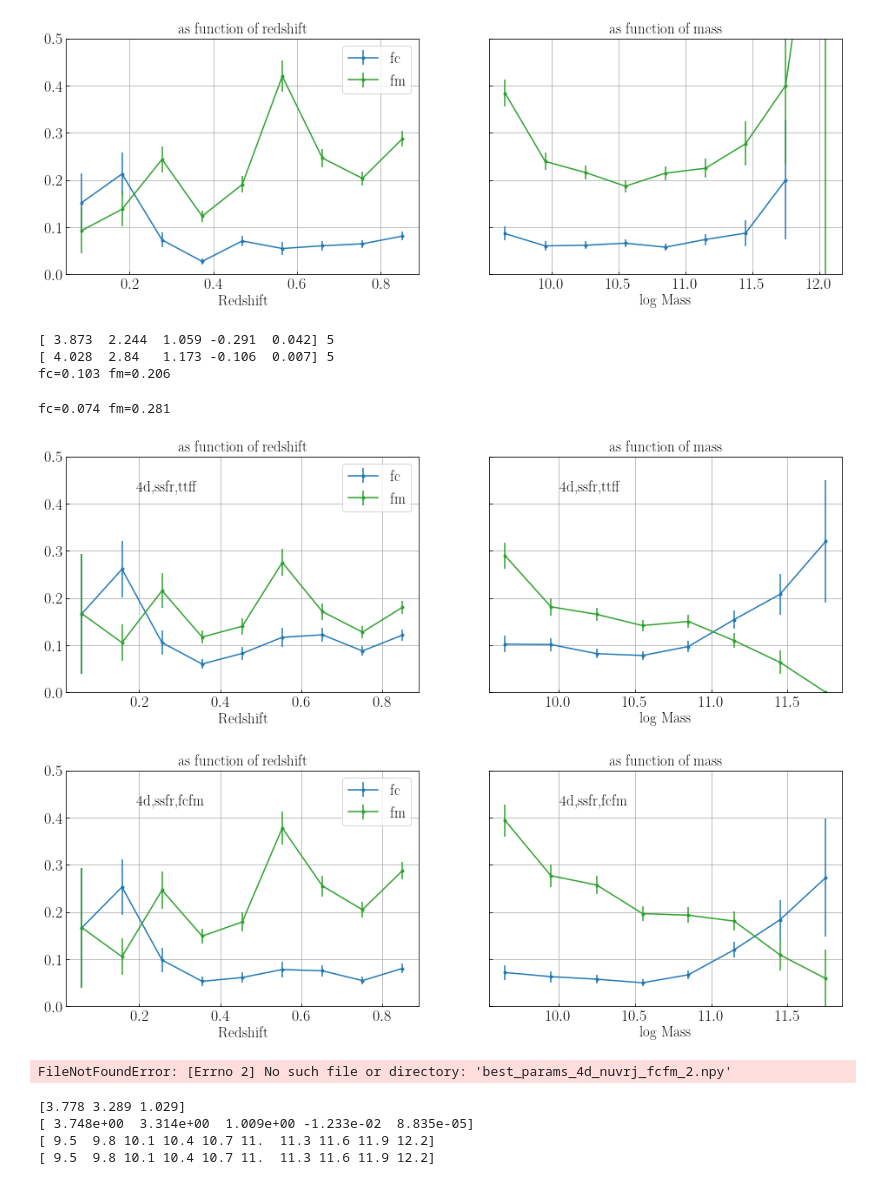
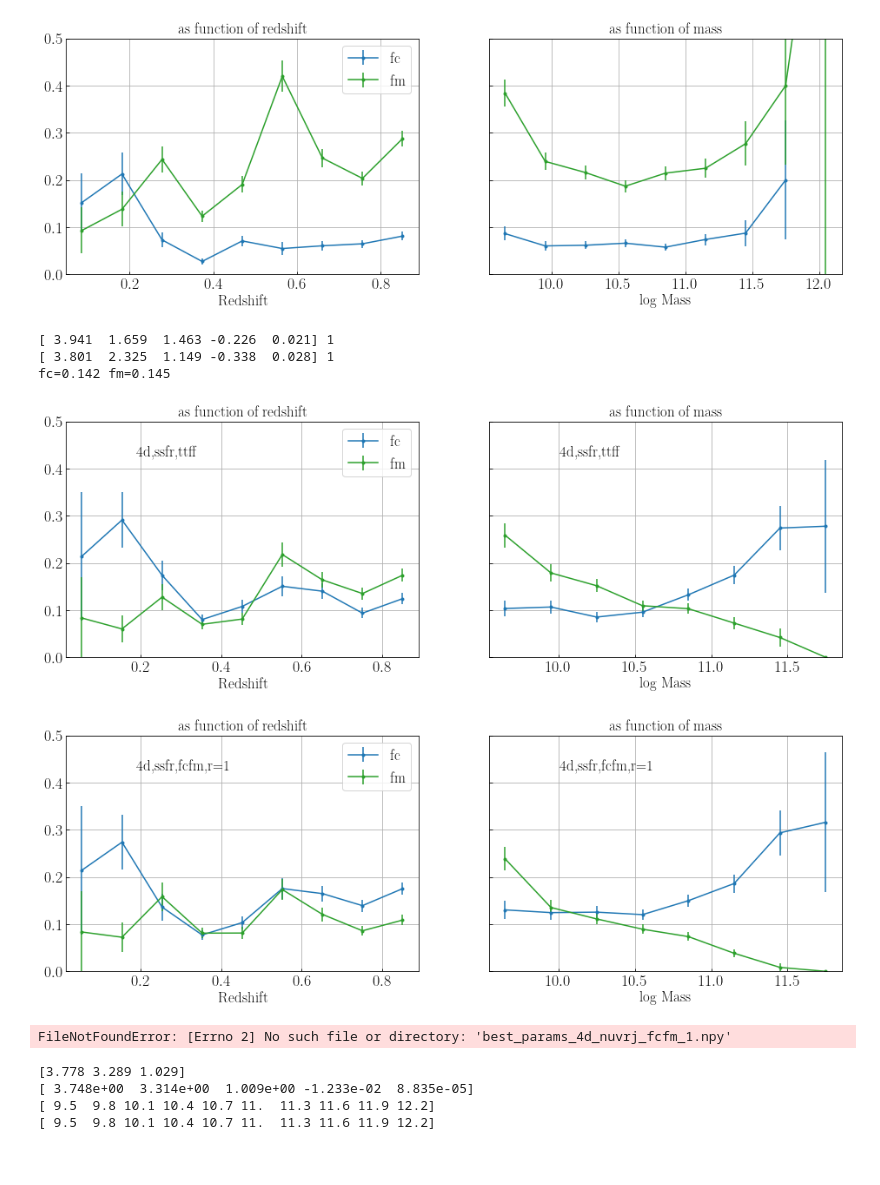
Before and after one commit to LejayChen/massive_gals, a Jupyter notebook: lephare_nuvrk_new.ipynb, the cells around one changed output. Cells and saved outputs as stored; diff of their text form; code cells hidden in the pictures.

```diff
--- a/lephare_nuvrk_new.ipynb
+++ b/lephare_nuvrk_new.ipynb
@@ -1403,7 +1403,7 @@ fc=0.063 fm=0.26
 # %%
 # match my catalog with C20
 
-cat_mycosmos_name = '/Users/lejay/research/lephare_dev/my_code/graham_output_cats_apermag/pcat_COSMOS_deep_cat_out_nomaglimit_nonir_il_nz_prior_formass_sfq_added.fits'
+cat_mycosmos_name = '/Users/lejay/research/lephare_dev/my_code/graham_output_cats_new/pcat_COSMOS_deep_cat_out_nomaglimit_nonir_il_nz_prior_formass_sfq_added.fits'
 cat_c20_name = '/Users/lejay/COSMOS2020/COSMOS2020_CLASSIC_FARMER_combine_v2.2.fits'
 combined_cat_name = cat_mycosmos_name.replace('_sfq_added.fits','_c20added.fits')
 print(combined_cat_name)
@@ -1439,8 +1442,9 @@ print(cat_mycosmos_name.replace('_sfq_added.fits','_c20added.fits'))
 cat = Table.read(cat_mycosmos_name.replace('_sfq_added.fits','_c20added.fits'))
 cat = cat[(cat['lp_zPDF_farmer']>0) & (cat['lp_zPDF_farmer']<3)]
 
-cat = cat[cat['MASS_MED_massrun']>9.0]
-cat = cat[cat['MASS_MED_massrun']<11.8]
+mkeyname = 'MASS_MED'
+cat = cat[cat[mkeyname]>9.0]
+cat = cat[cat[mkeyname]<11.8]
 print(len(cat))
 
 flag_photoz = cat['flag_photoz']>0
@@ -1452,13 +1456,13 @@ flag_irac = cat['flag_irac']
 flag_nir = cat['flag_nir']
 cond_filters = (flag_optical>4) #& (flag_irac>=1)
 cat = cat[cond_filters]
-
+cat = cat[cat['cmodel_fail_flag']==0]
 # cut in redshift
 cat_z = cat[(cat['Z_COMBINE']>0.0) & (cat['Z_COMBINE']<0.9)]
 print(len(cat_z))
 
 # remove fake massives
-flag_fakemassive = (((cat_z['Z_COMBINE']<0.5) & (cat_z['MASS_MED_massrun']>10.0)) | ((cat_z['Z_COMBINE']<0.9) & (cat_z['MASS_MED_massrun']>10.5))) & (cat_z['flag_irac'] <2)
+flag_fakemassive = (((cat_z['Z_COMBINE']<0.5) & (cat_z[mkeyname]>10.0)) | ((cat_z['Z_COMBINE']<0.9) & (cat_z[mkeyname]>10.5))) & (cat_z['flag_irac'] <2)
 cat_z = cat_z[flag_fakemassive==False] # remove them
 print(len(cat_z))
 # %% [output]
@@ -1469,10 +1473,10 @@ print(len(cat_z))
 # %%
 # input data
-cat_z = cat_z['MAG_ABS_NUV','MAG_ABS_r','MAG_ABS_Ks','Z_COMBINE','MASS_MED_massrun','CLASS_farmer','lp_zPDF_farmer','lp_mass_med_farmer','lp_sSFR_med_farmer','SSFR_MED','i','lp_MR','lp_MNUV','lp_MJ','lp_MK']
+cat_z = cat_z['MAG_ABS_NUV','MAG_ABS_r','MAG_ABS_Ks','Z_COMBINE',mkeyname,'CLASS_farmer','lp_zPDF_farmer','lp_mass_med_farmer','lp_sSFR_med_farmer','SSFR_MED','i','lp_MR','lp_MNUV','lp_MJ','lp_MK']
 print(len(cat_z))
 
 # data and reference labels
-Mval = cat_z['MASS_MED_massrun']
+Mval = cat_z[mkeyname]
 Zval = cat_z['Z_COMBINE']
 NR, RK = (cat_z['MAG_ABS_NUV']-cat_z['MAG_ABS_r']), (cat_z['MAG_ABS_r']-cat_z['MAG_ABS_Ks'])
 data = np.array([RK, NR, Zval, Mval]).T
@@ -1516,6 +1520,6 @@ else:
 
 ###### set r-fractor #######
 
-r = 2.5 # r=5,r=0.9,r=0.5
+r = 1 # r=5,r=0.9,r=0.5
 print('r-fractor',r)
 # %% [output]
@@ -1774,30 +1778,29 @@ plot_fcfm(data, q_labels_ssfr, q, sf)
 # %%
 # ttff (Angelo's method) vs fcfm (4D, ssfr)
 c20_ref_type = 'ssfr'
 params_ssfr_ttff = np.load('best_params_4d_ssfr_ttff'+'_'+str(r)+'.npy')
 params_ssfr_fcfm = np.load('best_params_4d_ssfr_fcfm'+'_'+str(r)+'.npy')
 # params_ssfr_fcfm  = np.array([3.435,  1.574,  1.185, -0.207,  0.021])
 print(params_ssfr_ttff,r)
 print(params_ssfr_fcfm,r)
 
 delta_boundary = data_test[:,1] - boundary_4d(data_test[:,0], params_ssfr_ttff[0], params_ssfr_ttff[1], params_ssfr_ttff[2],params_ssfr_ttff[3],params_ssfr_ttff[4],data_test[:,2],data_test[:,3])
 q = delta_boundary>0
 sf = delta_boundary<=0
 fc,fm = plot_fcfm(data_test, q_labels_ssfr_test, q, sf, '4d,ssfr,ttff')
-print('fc='+str(round(fc,3)),'fm='+str(round(fm,3)))
+plt.plot()
 
 delta_boundary = data_test[:,1] - boundary_4d(data_test[:,0], params_ssfr_fcfm[0], params_ssfr_fcfm[1], params_ssfr_fcfm[2],params_ssfr_fcfm[3],params_ssfr_fcfm[4],data_test[:,2],data_test[:,3])
 q = delta_boundary>0
 sf = delta_boundary<=0
-fc,fm = plot_fcfm(data_test, q_labels_ssfr_test, q, sf, '4d,ssfr,fcfm')
+fc,fm = plot_fcfm(data_test, q_labels_ssfr_test, q, sf, '4d,ssfr,fcfm,r='+str(r))
 print('fc='+str(round(fc,3)),'fm='+str(round(fm,3)))
 # %% [output]
-[ 3.873  2.244  1.059 -0.291  0.042] 5
-[ 4.028  2.84   1.173 -0.106  0.007] 5
-fc=0.103 fm=0.206
+[ 3.941  1.659  1.463 -0.226  0.021] 1
+[ 3.801  2.325  1.149 -0.338  0.028] 1
+fc=0.142 fm=0.145
-fc=0.074 fm=0.281
-[figure, old version]
+[figure, new version]
-[figure, old version]
+[figure, new version]
 # %%
 # ssfr vs nuvrj (4D, fcfm)
 params_ssfr = np.load('best_params_4d_ssfr_fcfm'+'_'+str(r)+'.npy')
@@ -1808,16 +1811,16 @@ print(params_nuvrj)
 delta_boundary = data_test[:,1] - boundary_4d(data_test[:,0], params_ssfr[0], params_ssfr[1], params_ssfr[2],params_ssfr[3],params_ssfr[4],data_test[:,2],data_test[:,3])
 q = delta_boundary>0
 sf = delta_boundary<=0
-fc,fm=plot_fcfm(data_test,q_labels_ssfr_test,q,sf,'4d,ssfr,fcfm')
+fc,fm=plot_fcfm(data_test,q_labels_ssfr_test,q,sf,'4d,ssfr,fcfm,r='+str(r))
 print('fc='+str(round(fc,3)),'fm='+str(round(fm,3)))
 
 delta_boundary = data_test[:,1] - boundary_4d(data_test[:,0], params_nuvrj[0], params_nuvrj[1], params_nuvrj[2],params_nuvrj[3],params_nuvrj[4],data_test[:,2],data_test[:,3])
 q = delta_boundary>0
 sf = delta_boundary<=0
-fc,fm=plot_fcfm(data_test,q_labels_nuvrj_test,q,sf,'4d,nuvrj,fcfm')
+fc,fm=plot_fcfm(data_test,q_labels_nuvrj_test,q,sf,'4d,nuvrj,fcfm,r='+str(r))
 print('fc='+str(round(fc,3)),'fm='+str(round(fm,3)))
 # %% [output]
-FileNotFoundError: [Errno 2] No such file or directory: 'best_params_4d_nuvrj_fcfm_2.npy'
+FileNotFoundError: [Errno 2] No such file or directory: 'best_params_4d_nuvrj_fcfm_1.npy'
 # %%
 # 2d vs 4d (ssfr, fcfm)
 
```
Also changed, not shown: parts of 11 cells of this notebook, 2 other files.
